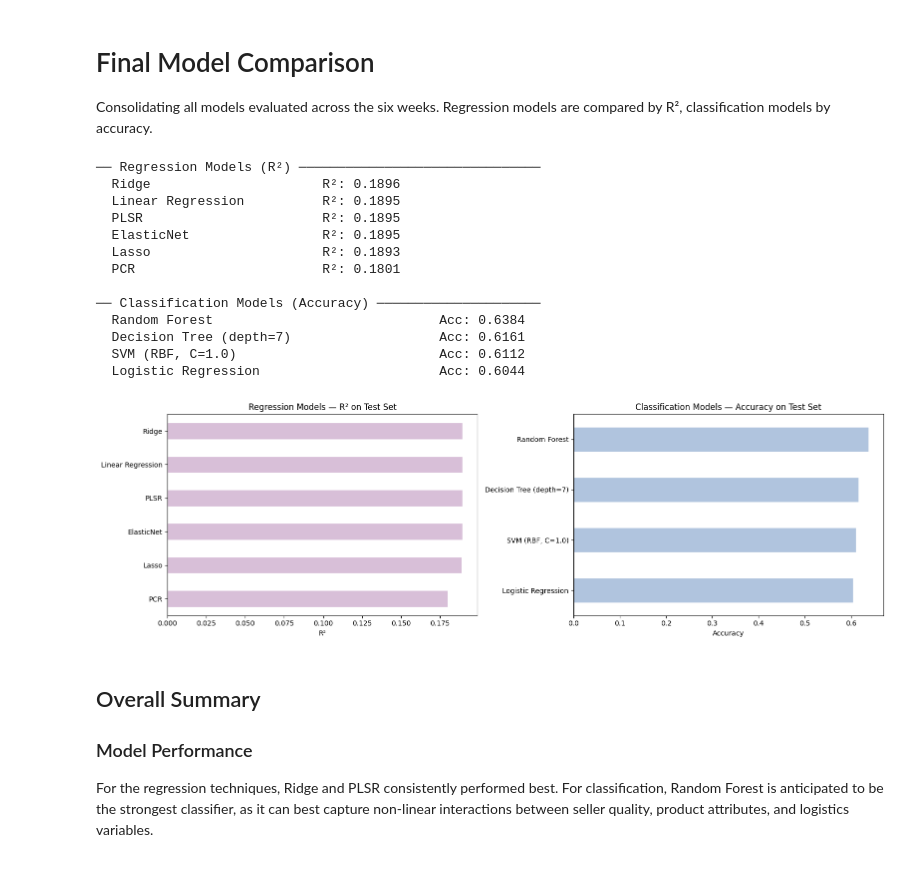
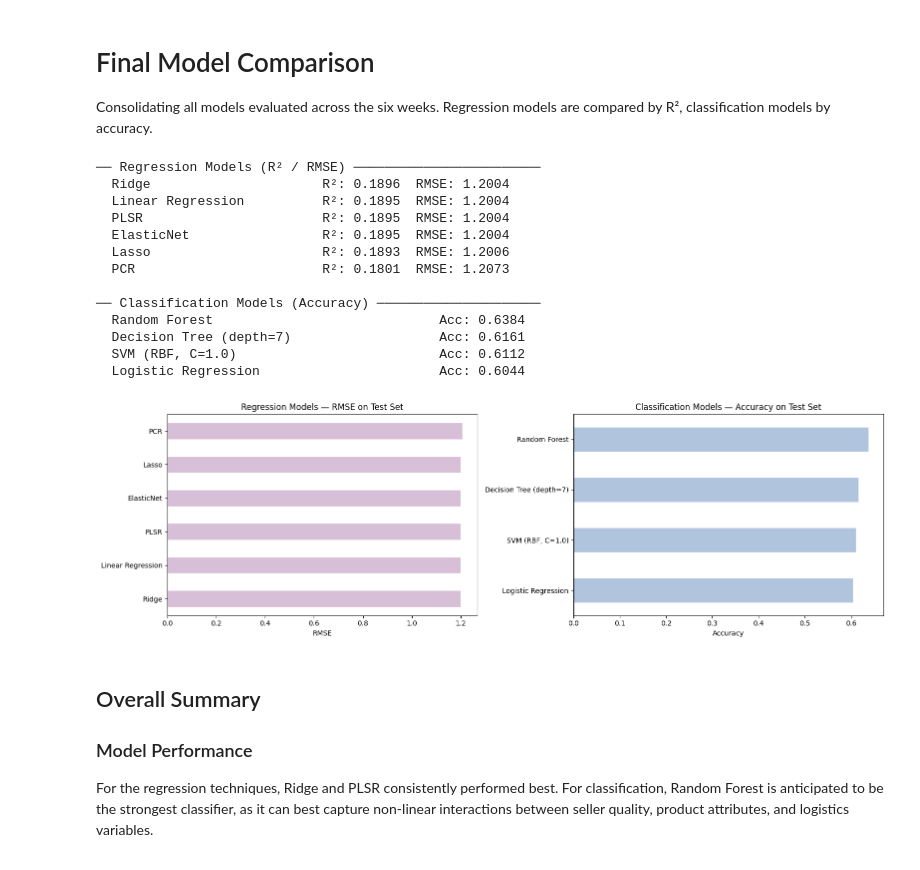
Before and after one commit to alyssaplayer/BU_OMDS_APlayerRepo, a Jupyter notebook: DX799_Capstone_OList_Marketing_FINALVERSION.ipynb, the cells around one changed output. Drawn from its saved outputs; the diff is of its cells as text; code cells hidden in the pictures.

```diff
--- a/DX799_Capstone_OList_Marketing_FINALVERSION.ipynb
+++ b/DX799_Capstone_OList_Marketing_FINALVERSION.ipynb
@@ -1082,14 +1082,21 @@ Consolidating all models evaluated across the six weeks. Regression models are c
 # %%
 # Regression models
 regression_results = {
-    'Linear Regression': r2_score(y_test, model.predict(X_test)),
-    'Lasso':             r2_score(y_test, lasso_model.predict(X_test)),
-    'Ridge':             r2_score(y_test, ridge_model.predict(X_test)),
-    'ElasticNet':        r2_score(y_test, elastic_net_model.predict(X_test)),
-    'PCR':               r2_score(y_test, pcr_preds),
-    'PLSR':              r2_score(y_test, plsr_preds),
+    'Linear Regression': (r2_score(y_test, model.predict(X_test)),
+                          np.sqrt(mean_squared_error(y_test, model.predict(X_test)))),
+    'Lasso':             (r2_score(y_test, lasso_model.predict(X_test)),
+                          np.sqrt(mean_squared_error(y_test, lasso_model.predict(X_test)))),
+    'Ridge':             (r2_score(y_test, ridge_model.predict(X_test)),
+                          np.sqrt(mean_squared_error(y_test, ridge_model.predict(X_test)))),
+    'ElasticNet':        (r2_score(y_test, elastic_net_model.predict(X_test)),
+                          np.sqrt(mean_squared_error(y_test, elastic_net_model.predict(X_test)))),
+    'PCR':               (r2_score(y_test, pcr_preds),
+                          np.sqrt(mean_squared_error(y_test, pcr_preds))),
+    'PLSR':              (r2_score(y_test, plsr_preds),
+                          np.sqrt(mean_squared_error(y_test, plsr_preds))),
 }
-(W4–W6)
+
+# Classification models
 classification_results = {
     'Logistic Regression':                  accuracy_score(y_test, y_pred_lr),
     f'SVM ({best_kernel}, C={best_C})':     accuracy_score(y_test, y_pred_svm),
@@ -1097,22 +1104,22 @@ classification_results = {
     'Random Forest':                        accuracy_score(y_test, y_pred_rf),
 }
 
-print("── Regression Models (R²) ───────────────────────────────")
-for name, score in sorted(regression_results.items(), key=lambda x: -x[1]):
-    print(f"  {name:25s}  R²: {score:.4f}")
+print("── Regression Models (R² / RMSE) ────────────────────────")
+for name, (r2, rmse) in sorted(regression_results.items(), key=lambda x: -x[1][0]):
+    print(f"  {name:25s}  R²: {r2:.4f}  RMSE: {rmse:.4f}")
 
 print()
 print("── Classification Models (Accuracy) ─────────────────────")
 for name, score in sorted(classification_results.items(), key=lambda x: -x[1]):
     print(f"  {name:40s}  Acc: {score:.4f}")
 # %% [output]
-── Regression Models (R²) ───────────────────────────────
-  Ridge                      R²: 0.1896
-  Linear Regression          R²: 0.1895
-  PLSR                       R²: 0.1895
-  ElasticNet                 R²: 0.1895
-  Lasso                      R²: 0.1893
-  PCR                        R²: 0.1801
+── Regression Models (R² / RMSE) ────────────────────────
+  Ridge                      R²: 0.1896  RMSE: 1.2004
+  Linear Regression          R²: 0.1895  RMSE: 1.2004
+  PLSR                       R²: 0.1895  RMSE: 1.2004
+  ElasticNet                 R²: 0.1895  RMSE: 1.2004
+  Lasso                      R²: 0.1893  RMSE: 1.2006
+  PCR                        R²: 0.1801  RMSE: 1.2073
 
 ── Classification Models (Accuracy) ─────────────────────
   Random Forest                             Acc: 0.6384
@@ -1122,25 +1129,23 @@ for name, score in sorted(classification_results.items(), key=lambda x: -x[1]):
 # %%
 ## Visual summary
 fig, axes = plt.subplots(1, 2, figsize=(16, 5))
 
-# Regression R²
-reg_df = pd.Series(regression_results).sort_values()
-reg_df.plot(kind='barh', ax=axes[0], color='thistle', edgecolor='white')
-axes[0].set_title('Regression Models — R² on Test Set')
-axes[0].set_xlabel('R²')
-axes[0].axvline(0, color='black', linewidth=0.8)
+# Regression RMSE
+rmse_series = pd.Series({name: rmse for name, (r2, rmse) in regression_results.items()}).sort_values(ascending=True)
+rmse_series.plot(kind='barh', ax=axes[0], color='thistle', edgecolor='white')
+axes[0].set_title('Regression Models — RMSE on Test Set')
+axes[0].set_xlabel('RMSE')
 
 # Classification accuracy
 clf_df = pd.Series(classification_results).sort_values()
 clf_df.plot(kind='barh', ax=axes[1], color='lightsteelblue', edgecolor='white')
 axes[1].set_title('Classification Models — Accuracy on Test Set')
 axes[1].set_xlabel('Accuracy')
 
 plt.tight_layout()
-#plt.savefig("final_model_comparison.png", dpi=150, bbox_inches='tight')
 plt.show()
 # %% [output]
-[figure, old version]
+[figure, new version]
 # %% [markdown]
 ## Overall Summary
 
```
